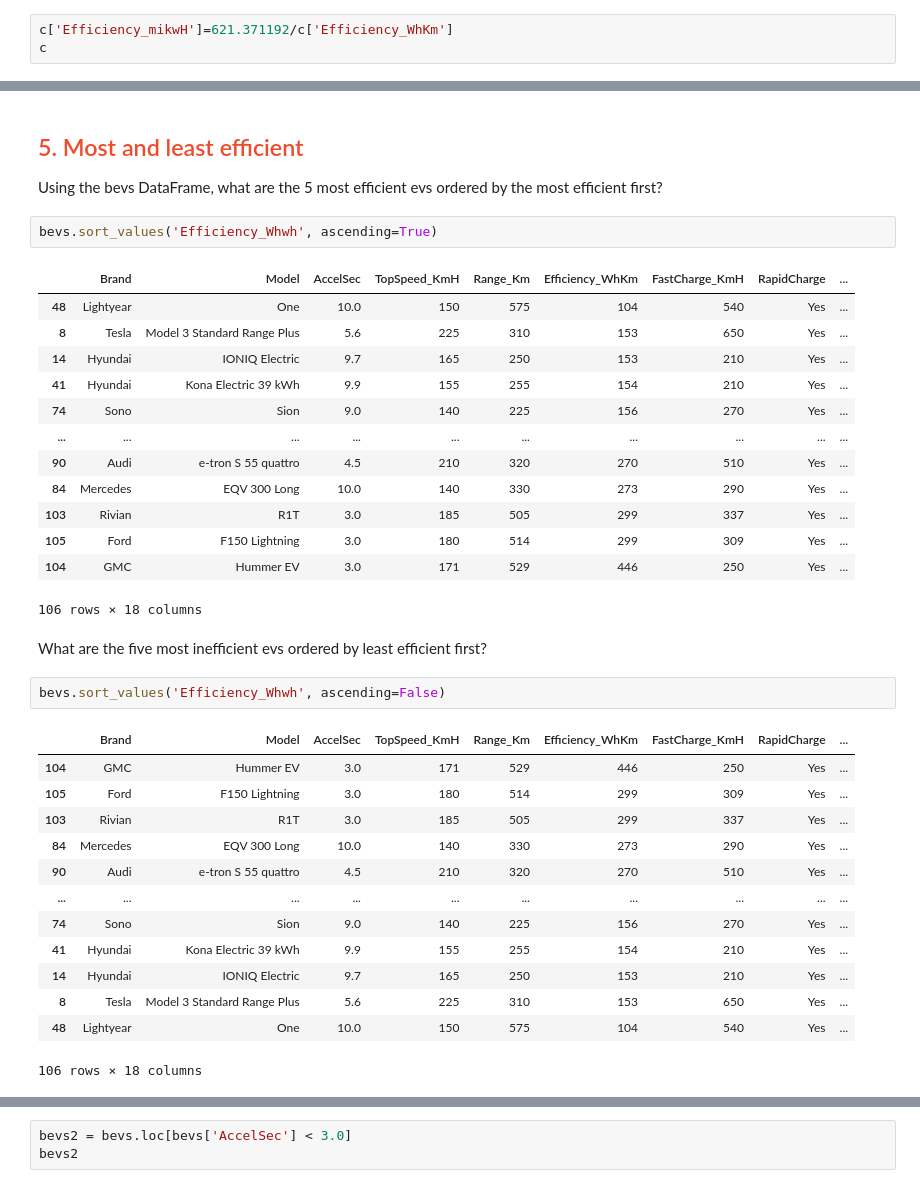
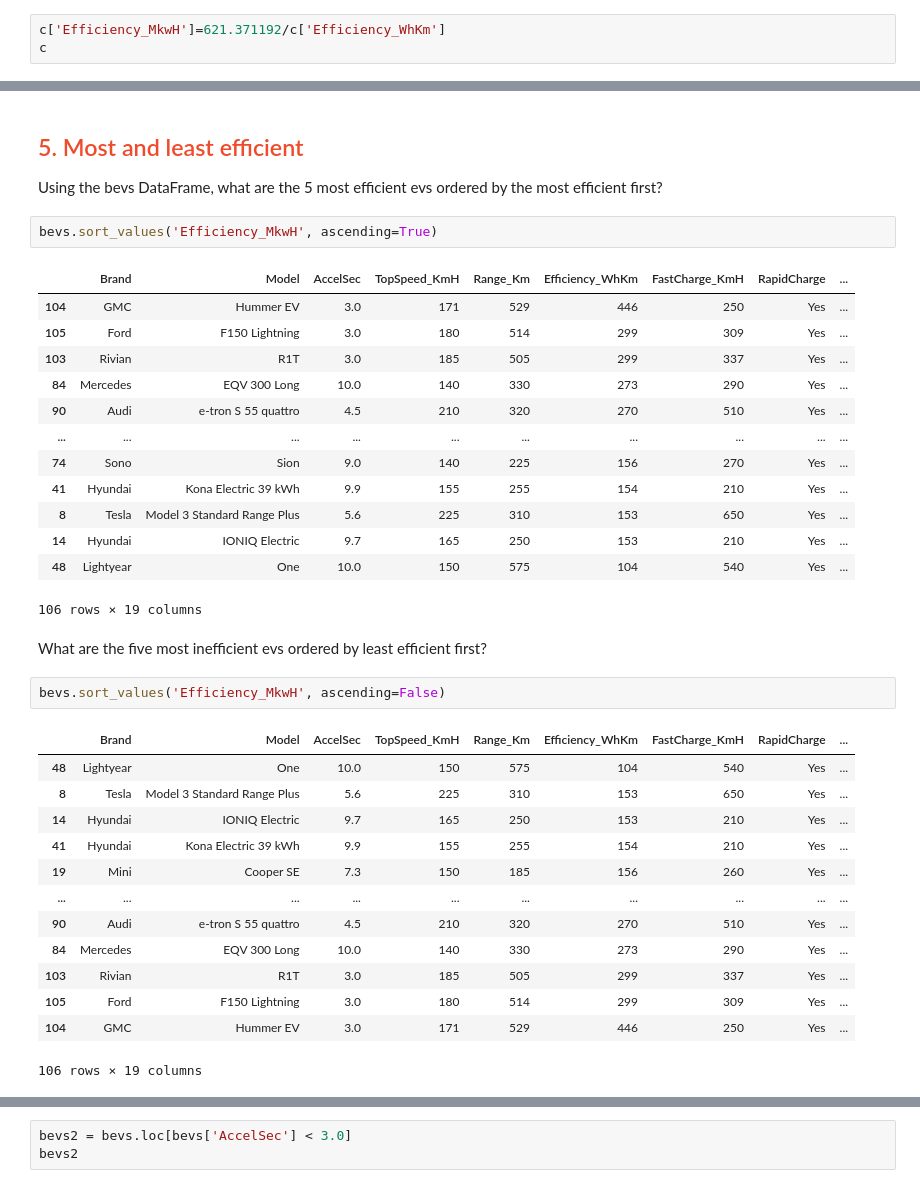
Before and after one commit to Cpt0988/Ml-class, a Jupyter notebook: lab/Charles_Taylor__pandas.ipynb, the cells around one changed output, grey strips where cells are left out. Cells and saved outputs as stored; diff of their text form.

```diff
--- a/lab/Charles_Taylor__pandas.ipynb
+++ b/lab/Charles_Taylor__pandas.ipynb
@@ -1068,7 +1068,7 @@ c[:10]
 
 The DataFrame has a column `Efficiency_WhKm` which indicates how many watt hours does it take to go one kilometer. One common measure of efficieny is how many miles can you go on one kilowatt hour (kwH). So please add this column to the DataFrame. (The Tesla Model 3 Standard Range Plus should have an efficiency of around 4 miles per kilowatt hour.)
 # %%
-c['Efficiency_mikwH']=621.371192/c['Efficiency_WhKm']
+c['Efficiency_MkwH']=621.371192/c['Efficiency_WhKm']
 c
 # %% [output]
 |  | Brand | Model | AccelSec | TopSpeed_KmH | Range_Km | Efficiency_WhKm | FastCharge_KmH | RapidCharge | ... |
@@ -1121,39 +1121,39 @@ bevs[['Brand', 'Model', 'PowerTrain', 'AccelSec', 'TopSpeed_MPH', 'Range', 'Effi
 ## <font color='#EE4C2C'>5. Most and least efficient</font>
 Using the bevs DataFrame, what are the 5 most efficient evs ordered by the most efficient first?
 # %%
-bevs.sort_values('Efficiency_Whwh', ascending=True)
+bevs.sort_values('Efficiency_MkwH', ascending=True)
 # %% [output]
 |  | Brand | Model | AccelSec | TopSpeed_KmH | Range_Km | Efficiency_WhKm | FastCharge_KmH | RapidCharge | ... |
-| 48 | Lightyear | One | 10.0 | 150 | 575 | 104 | 540 | Yes | ... |
+| 104 | GMC | Hummer EV | 3.0 | 171 | 529 | 446 | 250 | Yes | ... |
+| 105 | Ford | F150 Lightning | 3.0 | 180 | 514 | 299 | 309 | Yes | ... |
+| 103 | Rivian | R1T | 3.0 | 185 | 505 | 299 | 337 | Yes | ... |
+| 84 | Mercedes | EQV 300 Long | 10.0 | 140 | 330 | 273 | 290 | Yes | ... |
+| 90 | Audi | e-tron S 55 quattro | 4.5 | 210 | 320 | 270 | 510 | Yes | ... |
+| ... | ... | ... | ... | ... | ... | ... | ... | ... | ... |
+| 74 | Sono | Sion | 9.0 | 140 | 225 | 156 | 270 | Yes | ... |
+| 41 | Hyundai | Kona Electric 39 kWh | 9.9 | 155 | 255 | 154 | 210 | Yes | ... |
 | 8 | Tesla | Model 3 Standard Range Plus | 5.6 | 225 | 310 | 153 | 650 | Yes | ... |
 | 14 | Hyundai | IONIQ Electric | 9.7 | 165 | 250 | 153 | 210 | Yes | ... |
-| 41 | Hyundai | Kona Electric 39 kWh | 9.9 | 155 | 255 | 154 | 210 | Yes | ... |
-| 74 | Sono | Sion | 9.0 | 140 | 225 | 156 | 270 | Yes | ... |
-| ... | ... | ... | ... | ... | ... | ... | ... | ... | ... |
-| 90 | Audi | e-tron S 55 quattro | 4.5 | 210 | 320 | 270 | 510 | Yes | ... |
-| 84 | Mercedes | EQV 300 Long | 10.0 | 140 | 330 | 273 | 290 | Yes | ... |
-| 103 | Rivian | R1T | 3.0 | 185 | 505 | 299 | 337 | Yes | ... |
-| 105 | Ford | F150 Lightning | 3.0 | 180 | 514 | 299 | 309 | Yes | ... |
-| 104 | GMC | Hummer EV | 3.0 | 171 | 529 | 446 | 250 | Yes | ... |
+| 48 | Lightyear | One | 10.0 | 150 | 575 | 104 | 540 | Yes | ... |
-106 rows × 18 columns
+106 rows × 19 columns
 # %% [markdown]
 What are the five most inefficient evs ordered by least efficient first?
 # %%
-bevs.sort_values('Efficiency_Whwh', ascending=False)
+bevs.sort_values('Efficiency_MkwH', ascending=False)
 # %% [output]
 |  | Brand | Model | AccelSec | TopSpeed_KmH | Range_Km | Efficiency_WhKm | FastCharge_KmH | RapidCharge | ... |
+| 48 | Lightyear | One | 10.0 | 150 | 575 | 104 | 540 | Yes | ... |
+| 8 | Tesla | Model 3 Standard Range Plus | 5.6 | 225 | 310 | 153 | 650 | Yes | ... |
+| 14 | Hyundai | IONIQ Electric | 9.7 | 165 | 250 | 153 | 210 | Yes | ... |
+| 41 | Hyundai | Kona Electric 39 kWh | 9.9 | 155 | 255 | 154 | 210 | Yes | ... |
+| 19 | Mini | Cooper SE | 7.3 | 150 | 185 | 156 | 260 | Yes | ... |
+| ... | ... | ... | ... | ... | ... | ... | ... | ... | ... |
+| 90 | Audi | e-tron S 55 quattro | 4.5 | 210 | 320 | 270 | 510 | Yes | ... |
+| 84 | Mercedes | EQV 300 Long | 10.0 | 140 | 330 | 273 | 290 | Yes | ... |
+| 103 | Rivian | R1T | 3.0 | 185 | 505 | 299 | 337 | Yes | ... |
+| 105 | Ford | F150 Lightning | 3.0 | 180 | 514 | 299 | 309 | Yes | ... |
 | 104 | GMC | Hummer EV | 3.0 | 171 | 529 | 446 | 250 | Yes | ... |
-| 105 | Ford | F150 Lightning | 3.0 | 180 | 514 | 299 | 309 | Yes | ... |
-| 103 | Rivian | R1T | 3.0 | 185 | 505 | 299 | 337 | Yes | ... |
-| 84 | Mercedes | EQV 300 Long | 10.0 | 140 | 330 | 273 | 290 | Yes | ... |
-| 90 | Audi | e-tron S 55 quattro | 4.5 | 210 | 320 | 270 | 510 | Yes | ... |
-| ... | ... | ... | ... | ... | ... | ... | ... | ... | ... |
-| 74 | Sono | Sion | 9.0 | 140 | 225 | 156 | 270 | Yes | ... |
-| 41 | Hyundai | Kona Electric 39 kWh | 9.9 | 155 | 255 | 154 | 210 | Yes | ... |
-| 14 | Hyundai | IONIQ Electric | 9.7 | 165 | 250 | 153 | 210 | Yes | ... |
-| 8 | Tesla | Model 3 Standard Range Plus | 5.6 | 225 | 310 | 153 | 650 | Yes | ... |
-| 48 | Lightyear | One | 10.0 | 150 | 575 | 104 | 540 | Yes | ... |
-106 rows × 18 columns
+106 rows × 19 columns
 # %% [markdown]
 ## <font color='#EE4C2C'>6. fastest
 ![](https://raw.githubusercontent.com/zacharski/datamining-guide/master/labs/pics/porsche.png)
```
Also changed, not shown: parts of 2 cells of this notebook.
